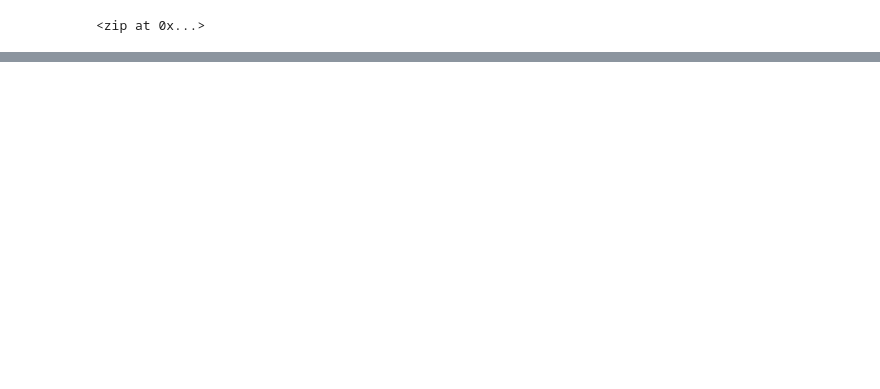
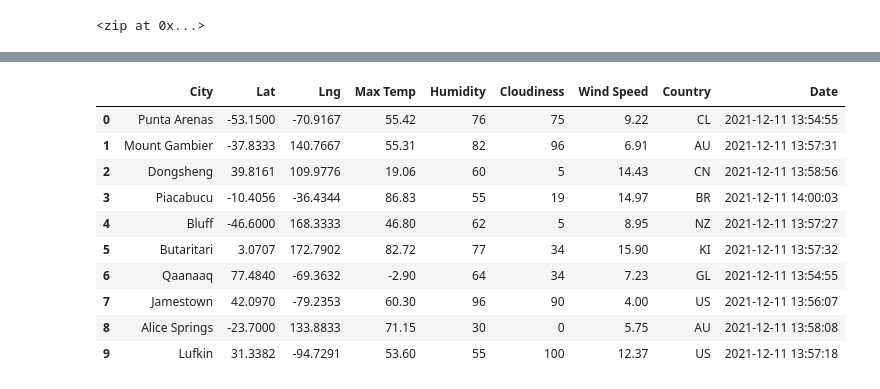
Before and after one commit to SydneyTK/World_Weather_Analysis, a Jupyter notebook: WeatherPy.ipynb, the cells around one changed output, grey strips where cells are left out. Cells and saved outputs as stored; diff of their text form; code cells hidden in the pictures; blank space fills up the shorter version.

Commit message:
adding cities weather API

```diff
--- a/WeatherPy.ipynb
+++ b/WeatherPy.ipynb
@@ -31,0 +41,4 @@ len(cities)
+# %%
+#6.2.3 starting URL for Weather Map API Call
+url="http://api.openweathermap.org/data/2.5/weather?units=Imperial&APPID=" + weather_api_key
+print(url)
@@ -31,0 +127,16 @@ len(cities)
+# %%
+#6.2.7 convert the array of dictionaries to a pandas dataframe
+city_data_df=pd.DataFrame(city_data)
+city_data_df.head(10)
+# %% [output]
+|  | City | Lat | Lng | Max Temp | Humidity | Cloudiness | Wind Speed | Country | Date |
+| 0 | Punta Arenas | -53.1500 | -70.9167 | 55.42 | 76 | 75 | 9.22 | CL | 2021-12-11 13:54:55 |
+| 1 | Mount Gambier | -37.8333 | 140.7667 | 55.31 | 82 | 96 | 6.91 | AU | 2021-12-11 13:57:31 |
+| 2 | Dongsheng | 39.8161 | 109.9776 | 19.06 | 60 | 5 | 14.43 | CN | 2021-12-11 13:58:56 |
+| 3 | Piacabucu | -10.4056 | -36.4344 | 86.83 | 55 | 19 | 14.97 | BR | 2021-12-11 14:00:03 |
+| 4 | Bluff | -46.6000 | 168.3333 | 46.80 | 62 | 5 | 8.95 | NZ | 2021-12-11 13:57:27 |
+| 5 | Butaritari | 3.0707 | 172.7902 | 82.72 | 77 | 34 | 15.90 | KI | 2021-12-11 13:57:32 |
+| 6 | Qaanaaq | 77.4840 | -69.3632 | -2.90 | 64 | 34 | 7.23 | GL | 2021-12-11 13:54:55 |
+| 7 | Jamestown | 42.0970 | -79.2353 | 60.30 | 96 | 90 | 4.00 | US | 2021-12-11 13:56:07 |
+| 8 | Alice Springs | -23.7000 | 133.8833 | 71.15 | 30 | 0 | 5.75 | AU | 2021-12-11 13:58:08 |
+| 9 | Lufkin | 31.3382 | -94.7291 | 53.60 | 55 | 100 | 12.37 | US | 2021-12-11 13:57:18 |
```
Also changed, not shown: parts of 6 cells of this notebook, 4 other files.
